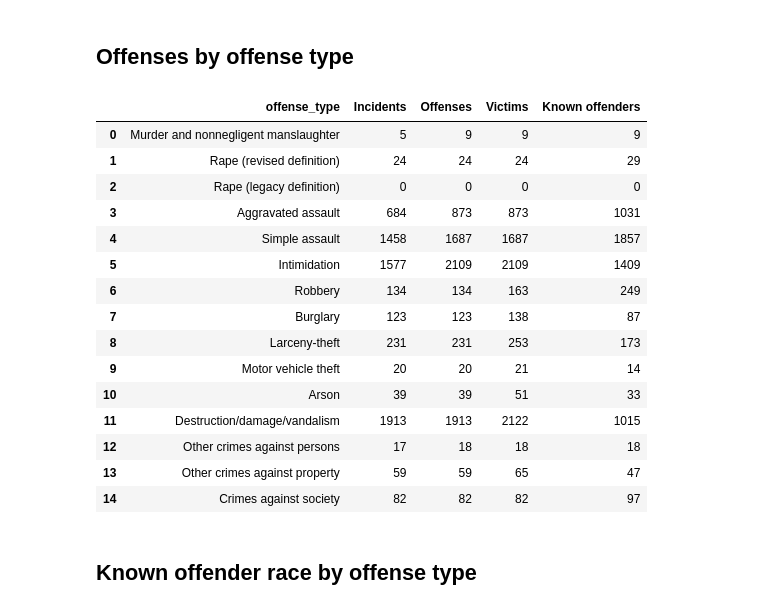
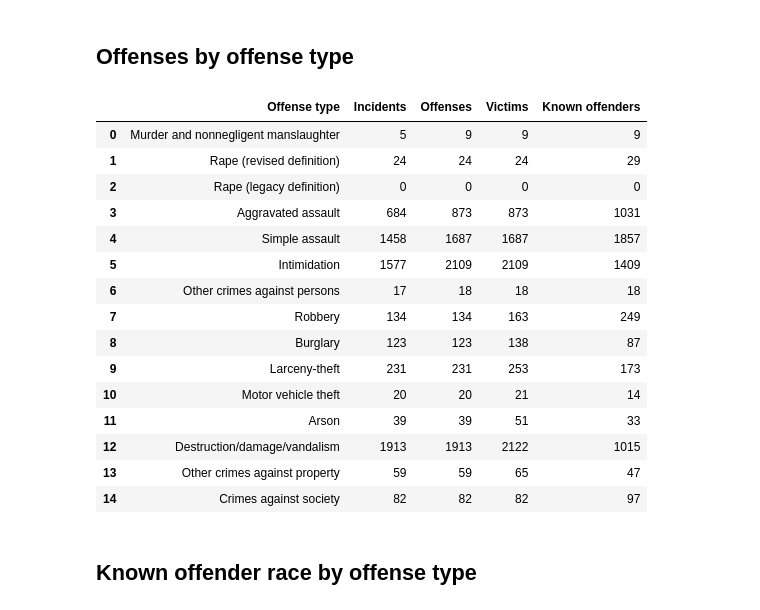
Before and after one commit to caseyahlan/hatecrimes-finalproject, a Jupyter notebook: datatables.ipynb, the cells around one changed output. Cells and saved outputs as stored; diff of their text form; code cells hidden in the pictures.

```diff
--- a/datatables.ipynb
+++ b/datatables.ipynb
@@ -94,22 +91,22 @@ off_by_bias_motivation[['Bias motivation', 'Incidents', 'Offenses', 'Victims', '
 # %% [markdown]
 ## Offenses by offense type
 # %%
-off_by_off_type[['offense_type', 'Incidents', 'Offenses', 'Victims', 'Known offenders']][0:15]
+off_by_off_type[['Offense type', 'Incidents', 'Offenses', 'Victims', 'Known offenders']][0:15]
 # %% [output]
-|  | offense_type | Incidents | Offenses | Victims | Known offenders |
+|  | Offense type | Incidents | Offenses | Victims | Known offenders |
 | 0 | Murder and nonnegligent manslaughter | 5 | 9 | 9 | 9 |
 | 1 | Rape (revised definition) | 24 | 24 | 24 | 29 |
 | 2 | Rape (legacy definition) | 0 | 0 | 0 | 0 |
 | 3 | Aggravated assault | 684 | 873 | 873 | 1031 |
 | 4 | Simple assault | 1458 | 1687 | 1687 | 1857 |
 | 5 | Intimidation | 1577 | 2109 | 2109 | 1409 |
-| 6 | Robbery | 134 | 134 | 163 | 249 |
-| 7 | Burglary | 123 | 123 | 138 | 87 |
-| 8 | Larceny-theft | 231 | 231 | 253 | 173 |
-| 9 | Motor vehicle theft | 20 | 20 | 21 | 14 |
-| 10 | Arson | 39 | 39 | 51 | 33 |
-| 11 | Destruction/damage/vandalism | 1913 | 1913 | 2122 | 1015 |
-| 12 | Other crimes against persons | 17 | 18 | 18 | 18 |
+| 6 | Other crimes against persons | 17 | 18 | 18 | 18 |
+| 7 | Robbery | 134 | 134 | 163 | 249 |
+| 8 | Burglary | 123 | 123 | 138 | 87 |
+| 9 | Larceny-theft | 231 | 231 | 253 | 173 |
+| 10 | Motor vehicle theft | 20 | 20 | 21 | 14 |
+| 11 | Arson | 39 | 39 | 51 | 33 |
+| 12 | Destruction/damage/vandalism | 1913 | 1913 | 2122 | 1015 |
 | 13 | Other crimes against property | 59 | 59 | 65 | 47 |
 | 14 | Crimes against society | 82 | 82 | 82 | 97 |
 # %% [markdown]
```
Also changed, not shown: parts of 9 cells of this notebook, 4 other files.
